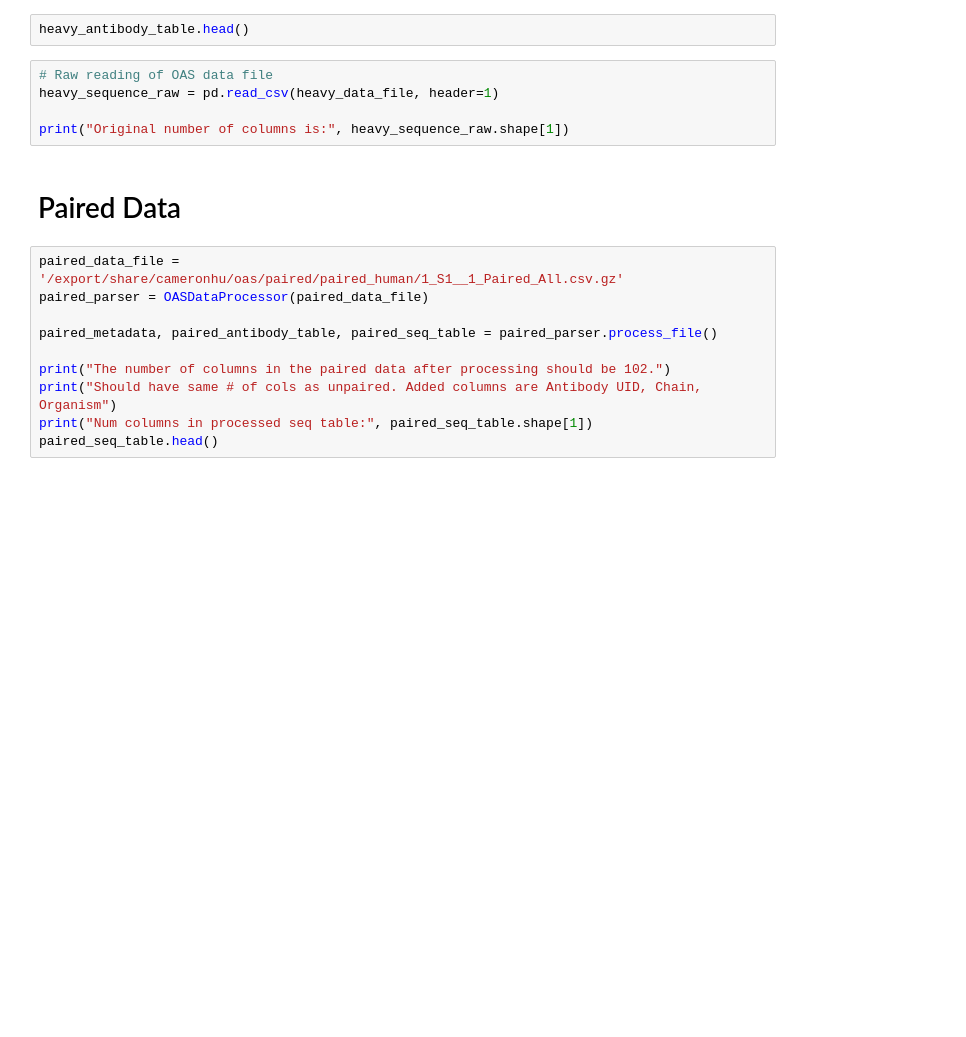
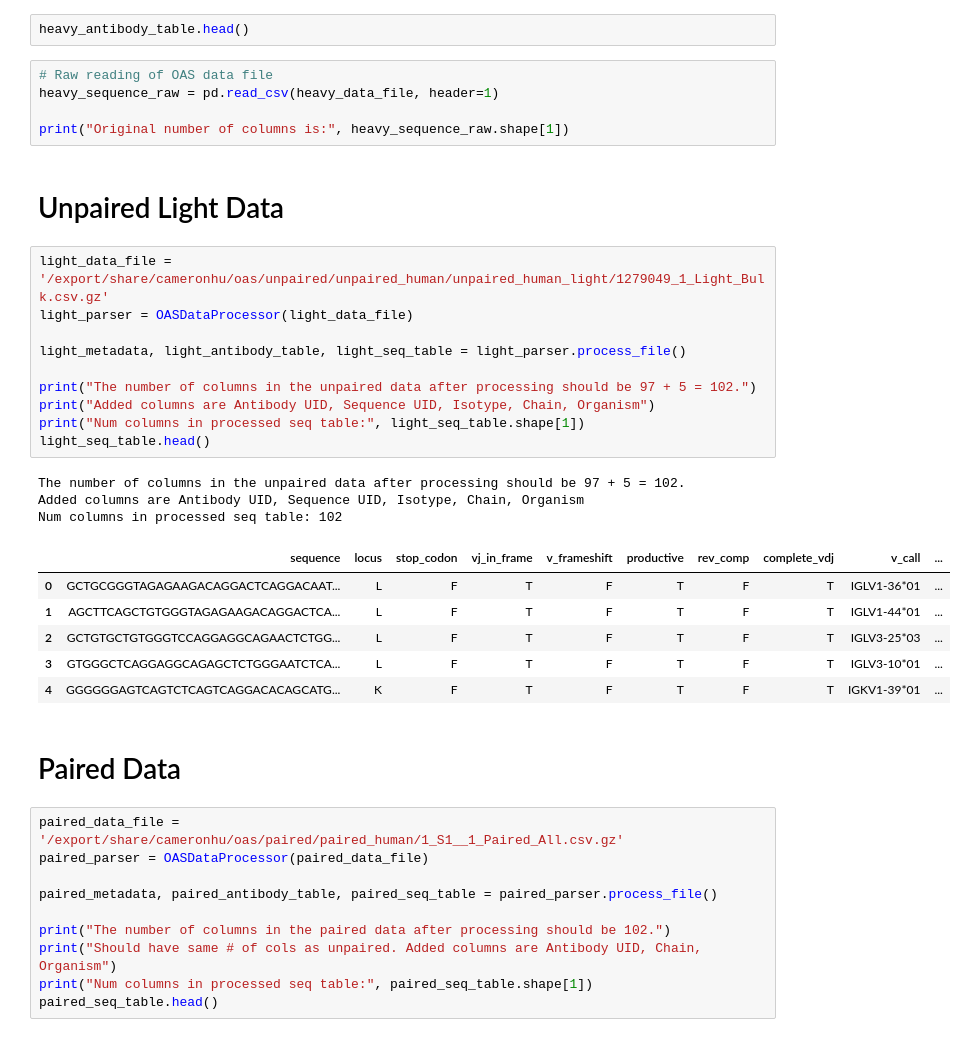
Before and after one commit to cameronhu/AntibodyBigQuery, a Jupyter notebook: notebooks/test_etl.ipynb, the cells around one changed output. Saved outputs shown, nothing was run; the diff lists cells and outputs as text; blank space fills up the shorter version.

```diff
--- a/notebooks/test_etl.ipynb
+++ b/notebooks/test_etl.ipynb
@@ -64,6 +63,28 @@ heavy_antibody_table.head()
 heavy_sequence_raw = pd.read_csv(heavy_data_file, header=1)
 
 print("Original number of columns is:", heavy_sequence_raw.shape[1])
+# %% [markdown]
+# Unpaired Light Data
+# %%
+light_data_file = '/export/share/cameronhu/oas/unpaired/unpaired_human/unpaired_human_light/1279049_1_Light_Bulk.csv.gz'
+light_parser = OASDataProcessor(light_data_file)
+
+light_metadata, light_antibody_table, light_seq_table = light_parser.process_file()
+
+print("The number of columns in the unpaired data after processing should be 97 + 5 = 102.")
+print("Added columns are Antibody UID, Sequence UID, Isotype, Chain, Organism")
+print("Num columns in processed seq table:", light_seq_table.shape[1])
+light_seq_table.head()
+# %% [output]
+The number of columns in the unpaired data after processing should be 97 + 5 = 102.
+Added columns are Antibody UID, Sequence UID, Isotype, Chain, Organism
+Num columns in processed seq table: 102
+|  | sequence | locus | stop_codon | vj_in_frame | v_frameshift | productive | rev_comp | complete_vdj | v_call | ... |
+| 0 | GCTGCGGGTAGAGAAGACAGGACTCAGGACAAT... | L | F | T | F | T | F | T | IGLV1-36*01 | ... |
+| 1 | AGCTTCAGCTGTGGGTAGAGAAGACAGGACTCA... | L | F | T | F | T | F | T | IGLV1-44*01 | ... |
+| 2 | GCTGTGCTGTGGGTCCAGGAGGCAGAACTCTGG... | L | F | T | F | T | F | T | IGLV3-25*03 | ... |
+| 3 | GTGGGCTCAGGAGGCAGAGCTCTGGGAATCTCA... | L | F | T | F | T | F | T | IGLV3-10*01 | ... |
+| 4 | GGGGGGAGTCAGTCTCAGTCAGGACACAGCATG... | K | F | T | F | T | F | T | IGKV1-39*01 | ... |
 # %% [markdown]
 # Paired Data
 # %%
```
Also changed, not shown: parts of 1 cell of this notebook, 1 other file.
